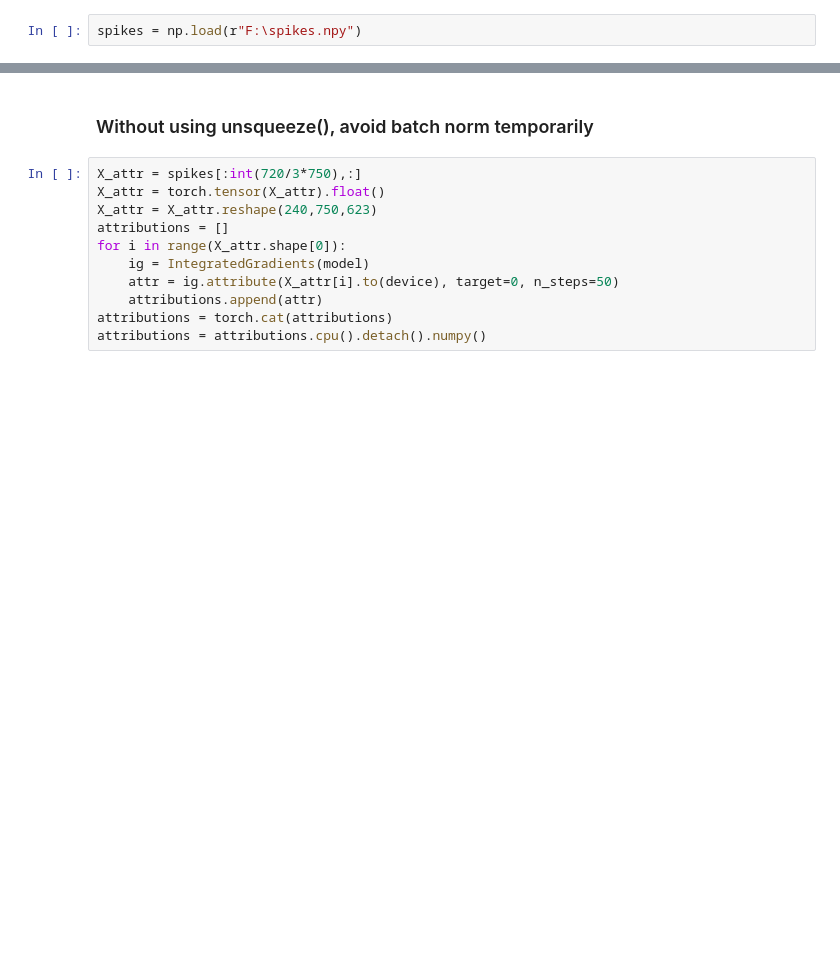
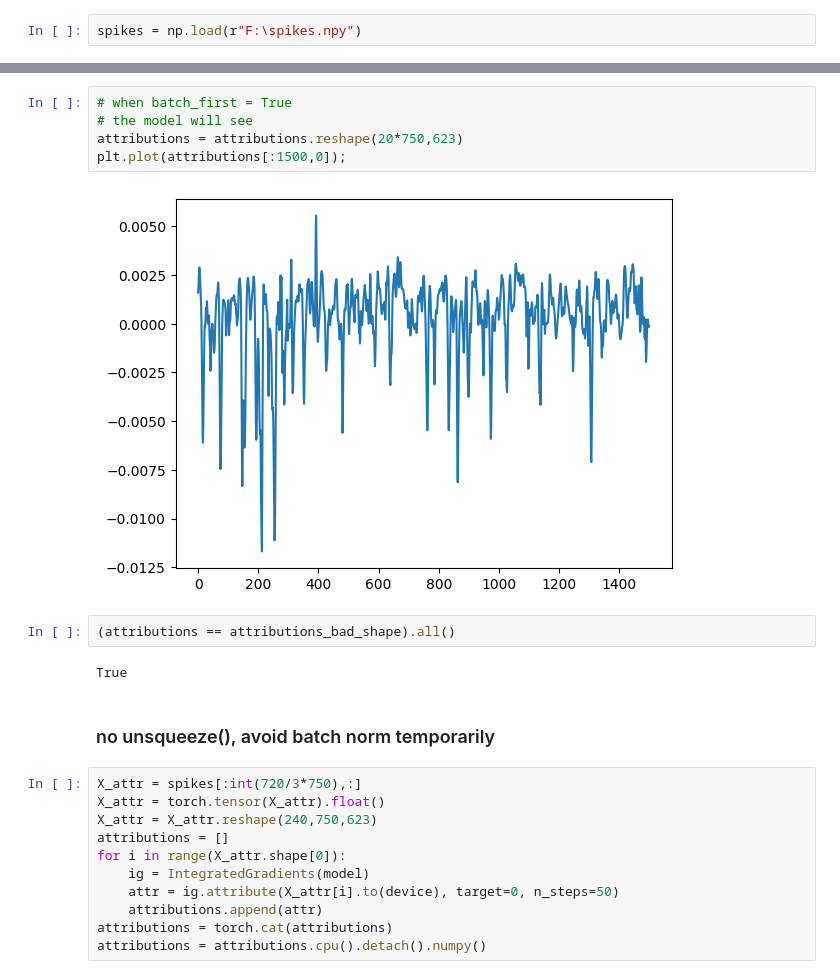
Before and after one commit to nnitzan01/spikes2lfp, a Jupyter notebook: attrs_new.ipynb, the cells around one changed output, grey strips where cells are left out. Saved outputs shown, nothing was run; the diff lists cells and outputs as text; blank space fills up the shorter version.

```diff
--- a/attrs_new.ipynb
+++ b/attrs_new.ipynb
@@ -34,5 +67,16 @@ spikes = np.load(r"F:\spikes.npy")
+# %%
+# when batch_first = True
+# the model will see
+attributions = attributions.reshape(20*750,623)
+plt.plot(attributions[:1500,0]);
+# %% [output]
+[figure, added]
+# %%
+(attributions == attributions_bad_shape).all()
+# %% [output]
+True
 # %% [markdown]
-### Without using unsqueeze(), avoid batch norm temporarily
+### no unsqueeze(), avoid batch norm temporarily
 # %%
 X_attr = spikes[:int(720/3*750),:]
 X_attr = torch.tensor(X_attr).float()
```
Also changed, not shown: parts of 7 cells of this notebook.
